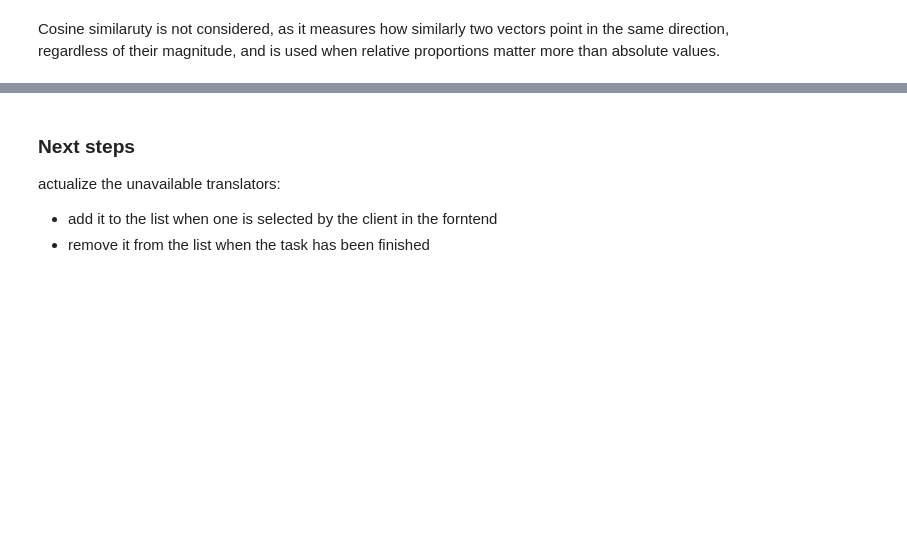
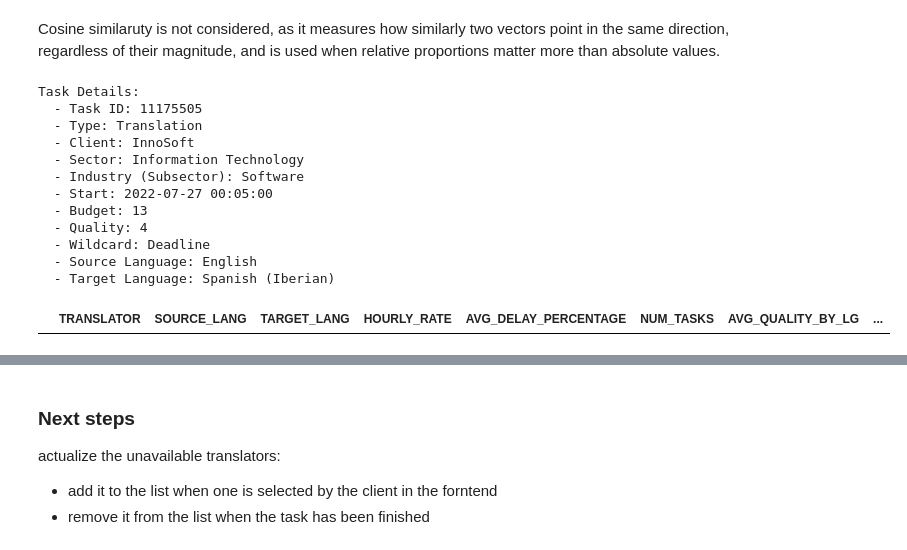
Before and after one commit to L3ms123/SP1, a Jupyter notebook: Notebooks/Synthesis project.ipynb, the cells around one changed output, grey strips where cells are left out. Drawn from its saved outputs; the diff is of its cells as text; code cells hidden in the pictures; blank space fills up the shorter version.

```diff
--- a/Notebooks/Synthesis project.ipynb
+++ b/Notebooks/Synthesis project.ipynb
@@ -898,36 +931,56 @@ def plot_similarity(results):
 Cosine similaruty is not considered, as it measures how similarly two vectors point in the same direction, regardless of their magnitude, and is used when relative proportions matter more than absolute values.
 # %%
 # ------------ DEBUGGGING ------------
-# # Creates a dataframe with  the additional attributes
-# translators_attributes_df = compute_delay_percentage(train_df, transl_cost_pairs_df)
-# translators_attributes_df = compute_number_tasks(train_df, translators_attributes_df)
+# Creates a dataframe with  the additional attributes
+translators_attributes_df = compute_delay_percentage(train_df, transl_cost_pairs_df)
+translators_attributes_df = compute_number_tasks(train_df, translators_attributes_df)
 
-# task_row = validation_df_clean.iloc[0]
-# #Convert the current row to a task
-# new_task = task_row.copy()
-# new_task = new_task.rename({'HOURLY_RATE': 'SELLING_HOURLY_PRICE', 'QUALITY_EVALUATION': 'MIN_QUALITY'})
+task_row = validation_df_clean[validation_df_clean['TASK_ID'] == 11175505].iloc[0]
+#Convert the current row to a task
+new_task = task_row.copy()
+new_task = new_task.rename({'HOURLY_RATE': 'SELLING_HOURLY_PRICE', 'QUALITY_EVALUATION': 'MIN_QUALITY'})
 
-# match = clients_df[clients_df['CLIENT_NAME'].str.strip() == new_task['MANUFACTURER'].strip()]
+match = clients_df[clients_df['CLIENT_NAME'].str.strip() == new_task['MANUFACTURER'].strip()]
 
-# if not match.empty:
-#     new_task['WILDCARD'] = match.iloc[0]['WILDCARD']
-#     new_task['HOURLY_RATE'] = match.iloc[0]['SELLING_HOURLY_PRICE']
-#     new_task['QUALITY_EVALUATION'] = match.iloc[0]['MIN_QUALITY']
-# else:
-#     print("WARNING: No match found in schedules_df for the given client. Setting default values.")
-#     new_task['WILDCARD'] = 'Quality'
-#     new_task['HOURLY_RATE'] = new_task['SELLING_HOURLY_PRICE']
-#     new_task['QUALITY_EVALUATION'] = new_task['MIN_QUALITY']
+if not match.empty:
+    new_task['WILDCARD'] = match.iloc[0]['WILDCARD']
+    new_task['HOURLY_RATE'] = match.iloc[0]['SELLING_HOURLY_PRICE']
+    new_task['QUALITY_EVALUATION'] = match.iloc[0]['MIN_QUALITY']
+else:
+    print("WARNING: No match found in schedules_df for the given client. Setting default values.")
+    new_task['WILDCARD'] = 'Quality'
+    new_task['HOURLY_RATE'] = new_task['SELLING_HOURLY_PRICE']
+    new_task['QUALITY_EVALUATION'] = new_task['MIN_QUALITY']
 
-# new_task = Task(**new_task.to_dict())  # Convert the task to the Task object
+new_task = Task(**new_task.to_dict())  # Convert the task to the Task object
+print(new_task)
+df_filtered = translators_attributes_df[
+            (translators_attributes_df['SOURCE_LANG'] == new_task.SOURCE_LANG) &
+            (translators_attributes_df['TARGET_LANG'] == new_task.TARGET_LANG)
+        ].copy()
 
-# df_filtered = translators_attributes_df[
-#             (translators_attributes_df['SOURCE_LANG'] == new_task.SOURCE_LANG) &
-#             (translators_attributes_df['TARGET_LANG'] == new_task.TARGET_LANG) &
-#             (translators_attributes_df['HOURLY_RATE'] <= new_task.SELLING_HOURLY_PRICE)
-#         ].copy()
+df_filtered = compute_quality_by_languages(data_df, df_filtered, source_lang=new_task.SOURCE_LANG, target_lang=new_task.TARGET_LANG)
+df_filtered = compute_quality_by_task_type(data_df, df_filtered, task_type=new_task.TASK_TYPE)
 
-# df_filtered = compute_quality_by_languages(data_df, df_filtered, source_lang=new_task.SOURCE_LANG, target_lang=new_task.TARGET_LANG)
+df_filtered = df_filtered[df_filtered['AVG_QUALITY_BY_LG'] >= new_task.MIN_QUALITY]
+
+df_filtered = available_translators(new_task, df_filtered, schedules_df, TRANSLATORS_UNAVAILABLE)
+
+display(df_filtered)
+# %% [output]
+Task Details:
+  - Task ID: 11175505
+  - Type: Translation
+  - Client: InnoSoft
+  - Sector: Information Technology
+  - Industry (Subsector): Software
+  - Start: 2022-07-27 00:05:00
+  - Budget: 13
+  - Quality: 4
+  - Wildcard: Deadline
+  - Source Language: English
+  - Target Language: Spanish (Iberian)
+|  | TRANSLATOR | SOURCE_LANG | TARGET_LANG | HOURLY_RATE | AVG_DELAY_PERCENTAGE | NUM_TASKS | AVG_QUALITY_BY_LG | ... |
 # %%
 # ----- MAIN CODE ----
 # Creates a dataframe with  the additional attributes
```
Also changed, not shown: parts of 7 cells of this notebook, 1 other file.
